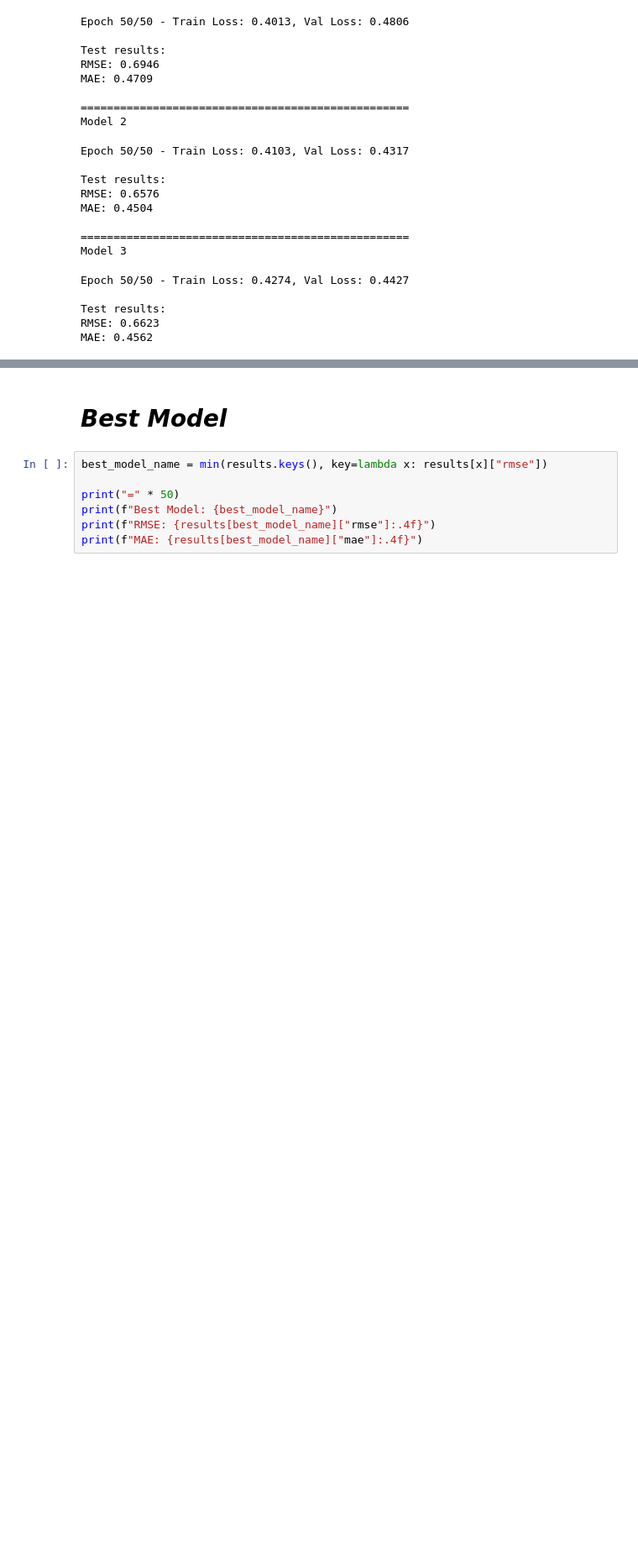
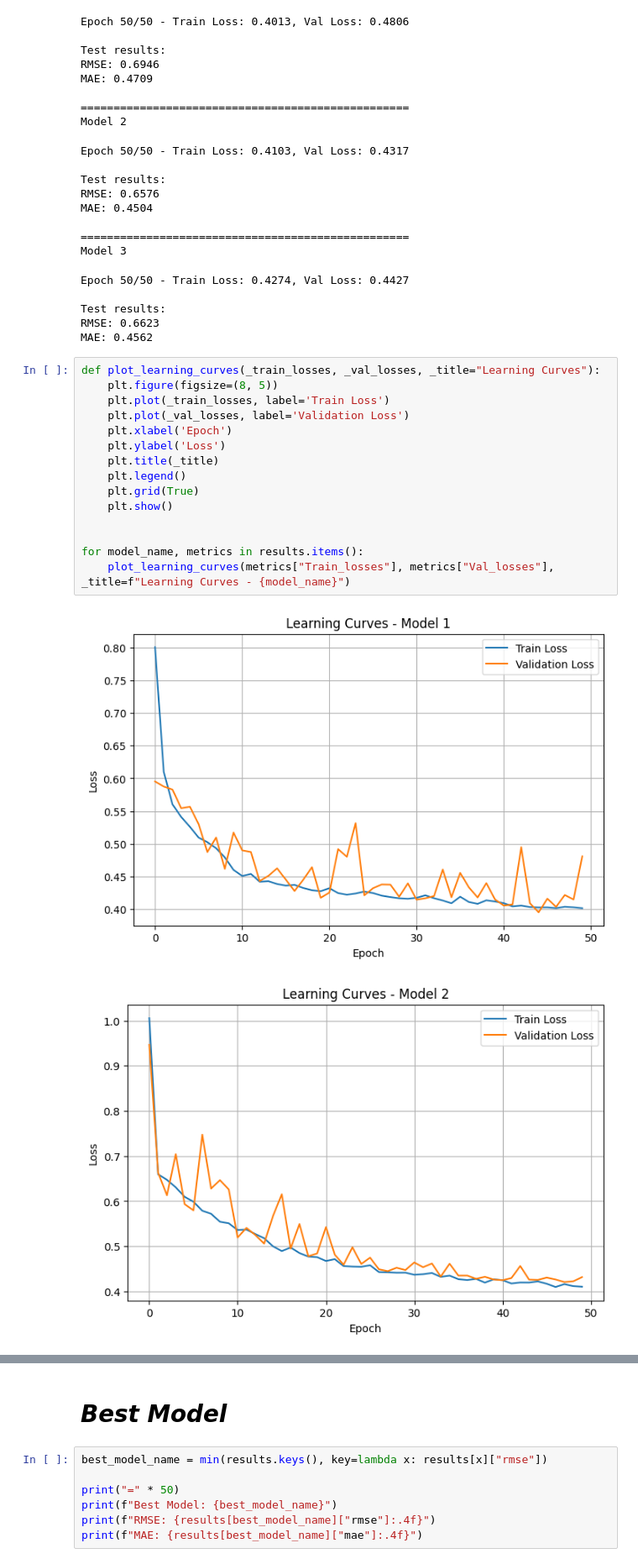
Before and after one commit to Moro0305/Computational-Intelligence, a Jupyter notebook: Pre-processing_Housing.ipynb, the cells around one changed output, grey strips where cells are left out. Shown at 84% size. Drawn from its saved outputs; the diff is of its cells as text; blank space fills up the shorter version.

Commit message:
Agregué learning curves para ver como se comporta el aprendizaje como un extra personal, y mis opiniones personales.

```diff
--- a/Pre-processing_Housing.ipynb
+++ b/Pre-processing_Housing.ipynb
@@ -211,3 +212,21 @@ Epoch 50/50 - Train Loss: 0.4274, Val Loss: 0.4427
 Test results:
 RMSE: 0.6623
 MAE: 0.4562
+# %%
+def plot_learning_curves(_train_losses, _val_losses, _title="Learning Curves"):
+    plt.figure(figsize=(8, 5))
+    plt.plot(_train_losses, label='Train Loss')
+    plt.plot(_val_losses, label='Validation Loss')
+    plt.xlabel('Epoch')
+    plt.ylabel('Loss')
+    plt.title(_title)
+    plt.legend()
+    plt.grid(True)
+    plt.show()
+
+
+for model_name, metrics in results.items():
+    plot_learning_curves(metrics["Train_losses"], metrics["Val_losses"], _title=f"Learning Curves - {model_name}")
+# %% [output]
+[figure, added]
+[figure, added]
```
Also changed, not shown: parts of 3 cells of this notebook.
